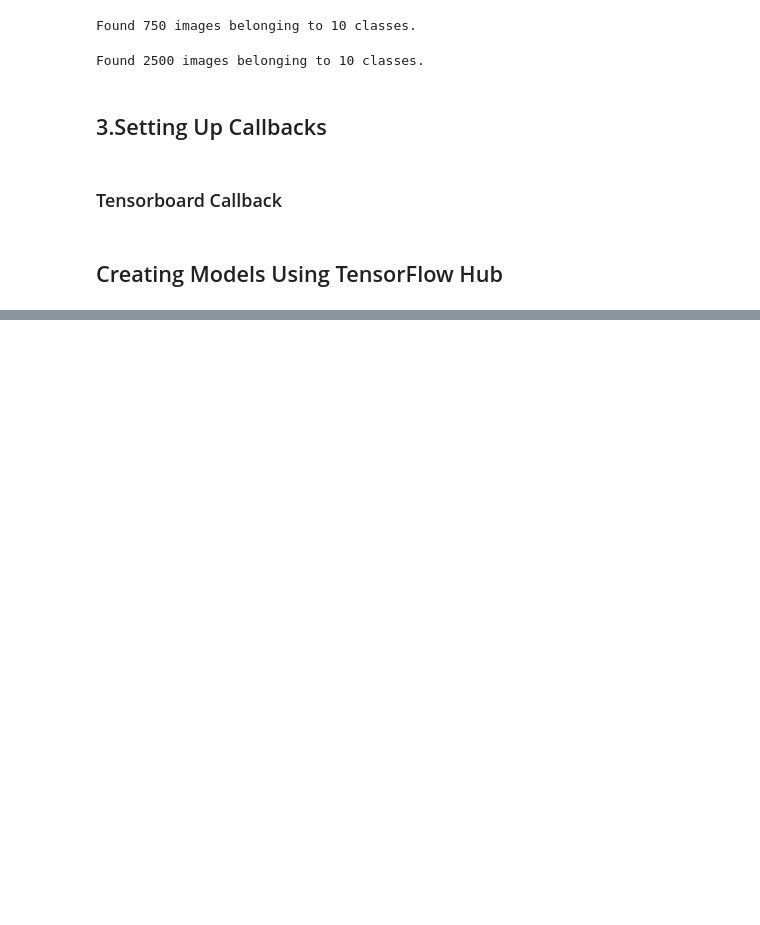
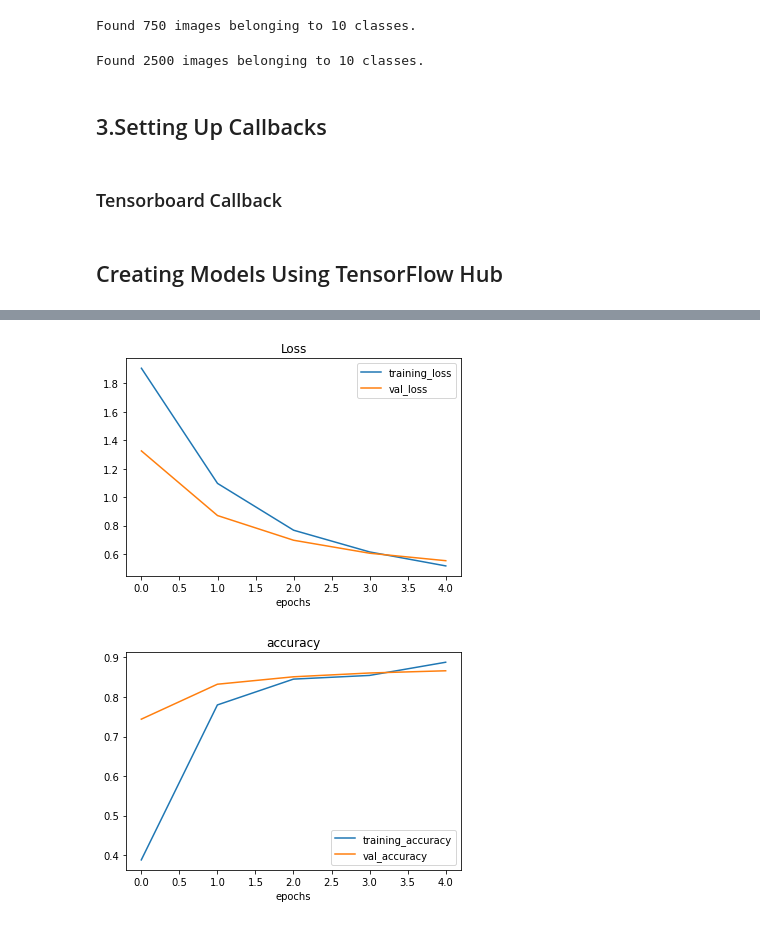
Before and after one commit to ShyamSundhar1411/My-ML-Notebooks, a Jupyter notebook: Transfer Learning/Transfer_Learning_in_TensorFlow_Feature_Extraction.ipynb, the cells around one changed output, grey strips where cells are left out. Drawn from its saved outputs; the diff is of its cells as text; code cells hidden in the pictures; blank space fills up the shorter version.

```diff
--- a/Transfer Learning/Transfer_Learning_in_TensorFlow_Feature_Extraction.ipynb
+++ b/Transfer Learning/Transfer_Learning_in_TensorFlow_Feature_Extraction.ipynb
@@ -149,0 +189,2 @@ Epoch 2/5
+# %%
+efficientnet_model = create_model(efficient_url,10)
@@ -149,0 +208,16 @@ Epoch 2/5
+# %%
+efficientnet_model.compile(
+    loss = tf.keras.losses.SparseCategoricalCrossentropy(),
+    optimizer = "adam",
+    metrics = ["accuracy"]
+)
+# %%
+history_2  = efficientnet_model.fit(
+    train_data,
+    epochs = 5,
+    steps_per_epoch = len(train_data),
+    validation_data = test_data,
+    validation_steps = len(test_data),callbacks = [create_tensorboard_callback(
+        dir_name = "tensorflow_hub",
+        experiment_name = "efficientnetb0"
+    )])
@@ -149,0 +236,5 @@ Epoch 2/5
+# %%
+plot_loss_curves(history_2)
+# %% [output]
+[figure, added]
+[figure, added]
```
Also changed, not shown: parts of 11 cells of this notebook.
